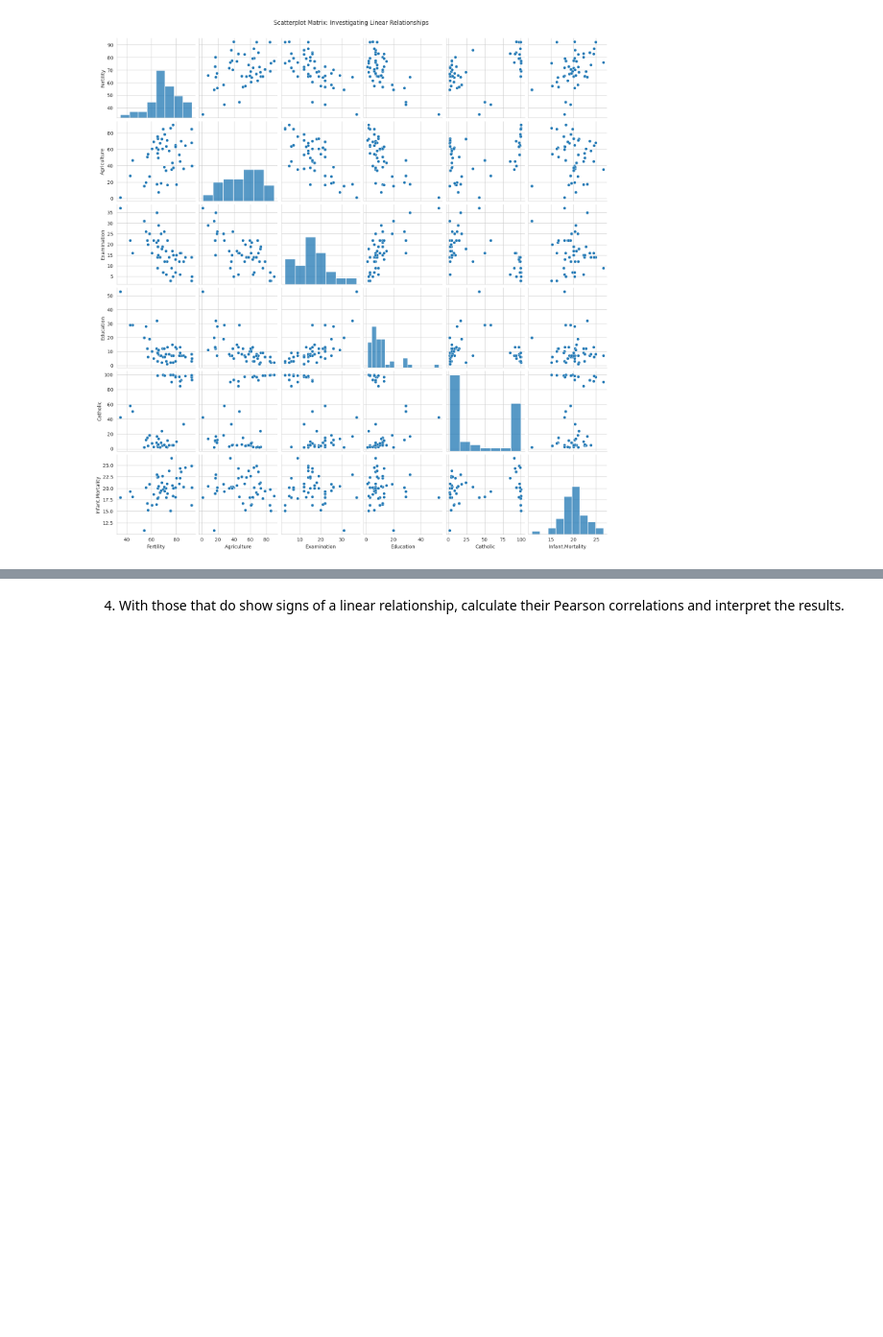
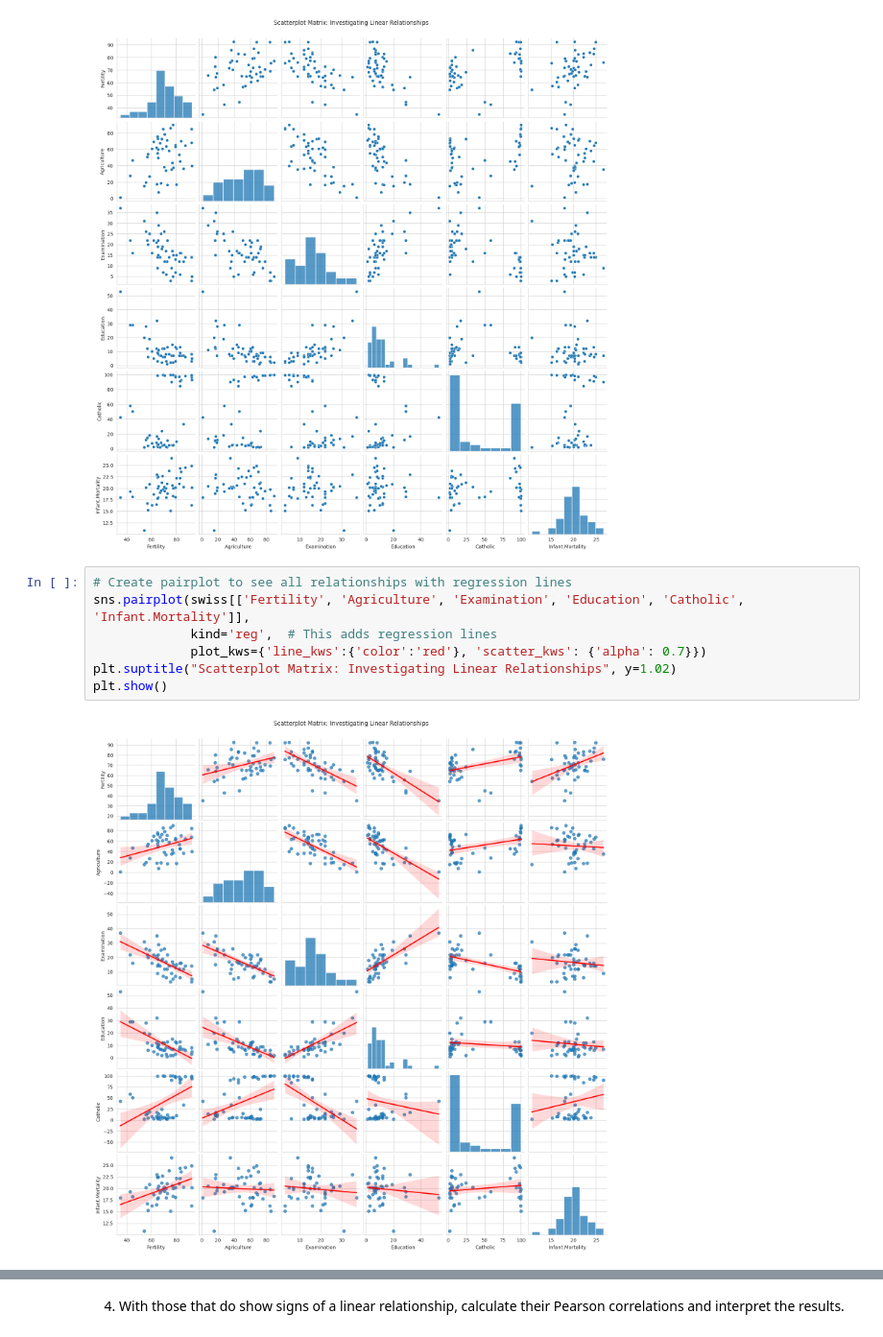
Before and after one commit to ryanhabis/College-folder, a Jupyter notebook: semester-1/statistics/lab_2/lab_2.ipynb, the cells around one changed output, grey strips where cells are left out. Shown at 96% size. Saved outputs shown, nothing was run; the diff lists cells and outputs as text; blank space fills up the shorter version.

```diff
--- a/semester-1/statistics/lab_2/lab_2.ipynb
+++ b/semester-1/statistics/lab_2/lab_2.ipynb
@@ -42,3 +42,12 @@ plt.show()
     plt.show()
 # %% [output]
 [figure]
+# %%
+# Create pairplot to see all relationships with regression lines
+sns.pairplot(swiss[['Fertility', 'Agriculture', 'Examination', 'Education', 'Catholic', 'Infant.Mortality']],
+             kind='reg',  # This adds regression lines
+             plot_kws={'line_kws':{'color':'red'}, 'scatter_kws': {'alpha': 0.7}})
+plt.suptitle("Scatterplot Matrix: Investigating Linear Relationships", y=1.02)
+plt.show()
+# %% [output]
+[figure, added]
```
Also changed, not shown: parts of 6 cells of this notebook, 1 other file.
